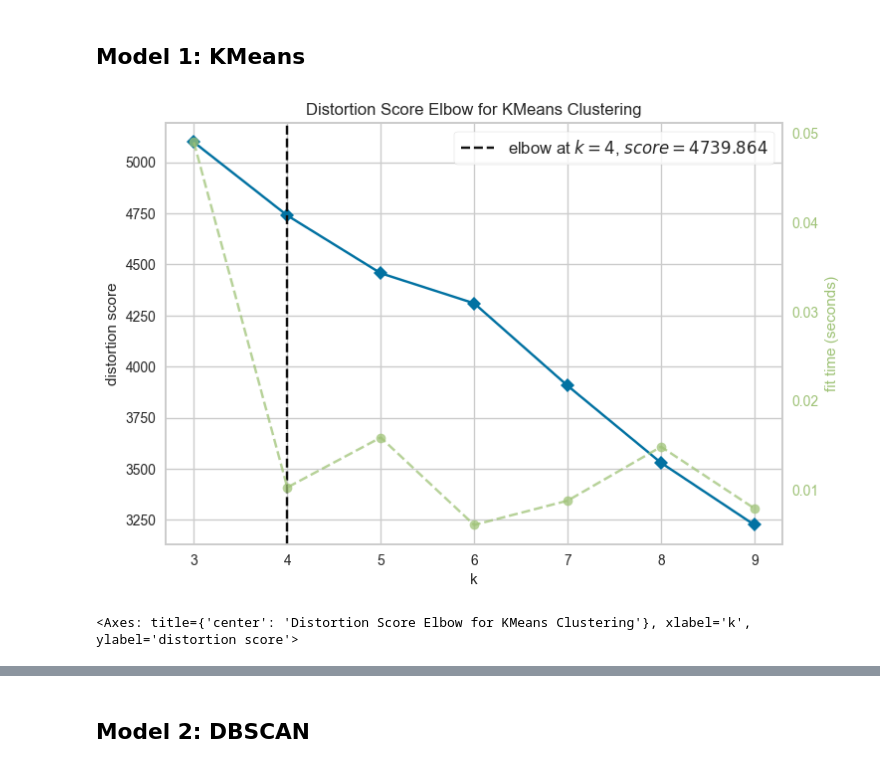
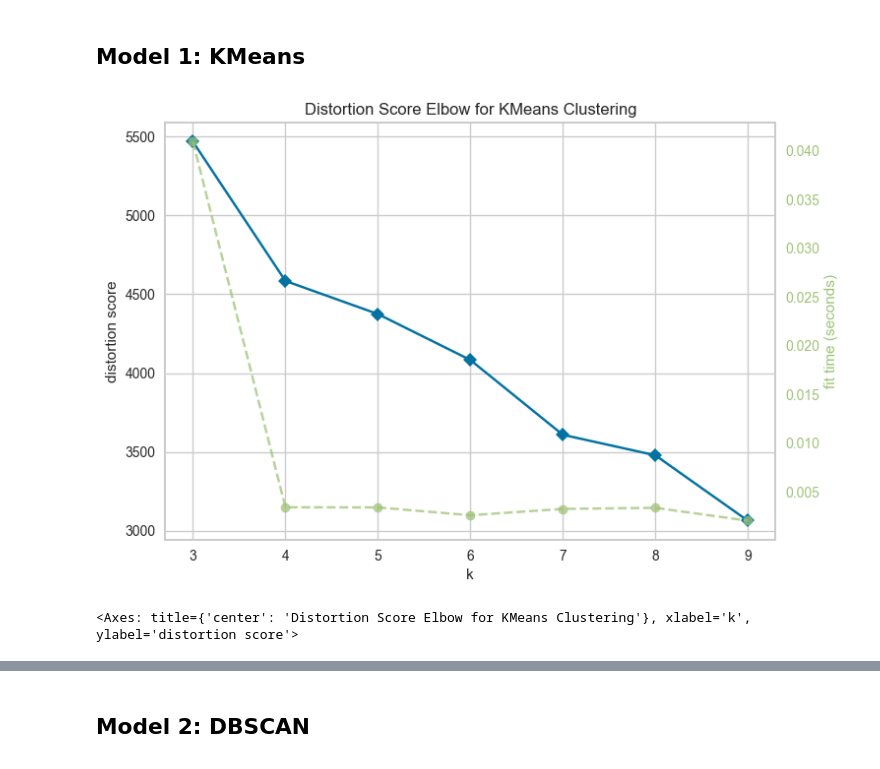
Before and after one commit to rojpa/hcv-clustering, a Jupyter notebook: hcv-clustering.ipynb, the cells around one changed output, grey strips where cells are left out. Cells and saved outputs as stored; diff of their text form; code cells hidden in the pictures.

```diff
--- a/hcv-clustering.ipynb
+++ b/hcv-clustering.ipynb
@@ -183,6 +192,6 @@ X.head()
 pca = PCA()
 pca.fit(X)
 pca = PCA(np.argwhere(pca.explained_variance_ratio_.cumsum() >= 0.95)[0][0] +1)
-reduced_data = pca.fit_transform(X)
-pd.DataFrame(reduced_data, columns=[f'Component {i}' for i in range(reduced_data.shape[1])]).head()
+pc_data = pca.fit_transform(X)
+pd.DataFrame(pc_data, columns=[f'Comp {i}' for i in range(reduced_data.shape[1])]).head()
 # %% [output]
@@ -197,10 +206,10 @@ pd.DataFrame(reduced_data, columns=[f'Component {i}' for i in range(reduced_data
 # %%
 model = KMeans()
 kmvis = KElbowVisualizer(model, k=(3,10))
-kmvis.fit(X)
+kmvis.fit(pc_data)
 kmvis.poof()
 # %% [output]
-[figure, old version]
+[figure, new version]
 <Axes: title={'center': 'Distortion Score Elbow for KMeans Clustering'}, xlabel='k', ylabel='distortion score'>
 # %%
 km = KMeans(n_clusters=4)
```
Also changed, not shown: parts of 11 cells of this notebook.
